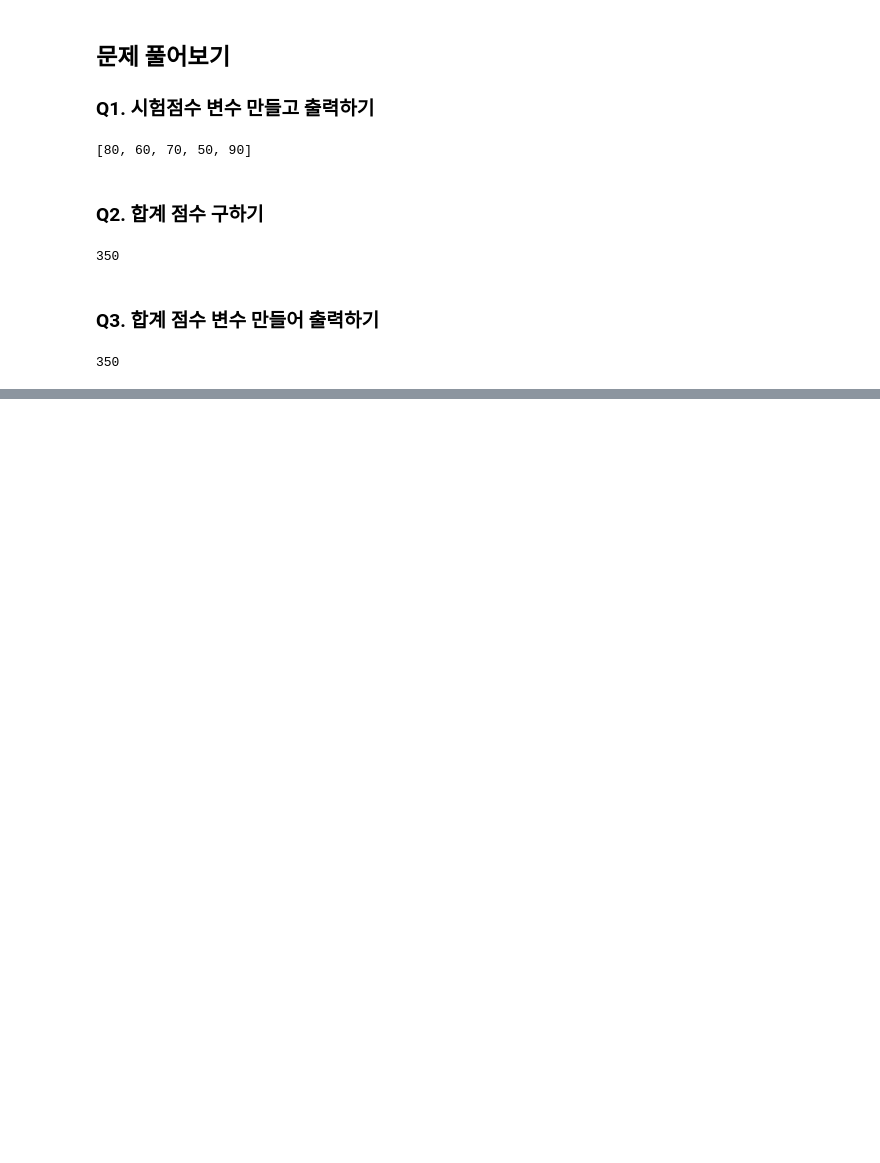
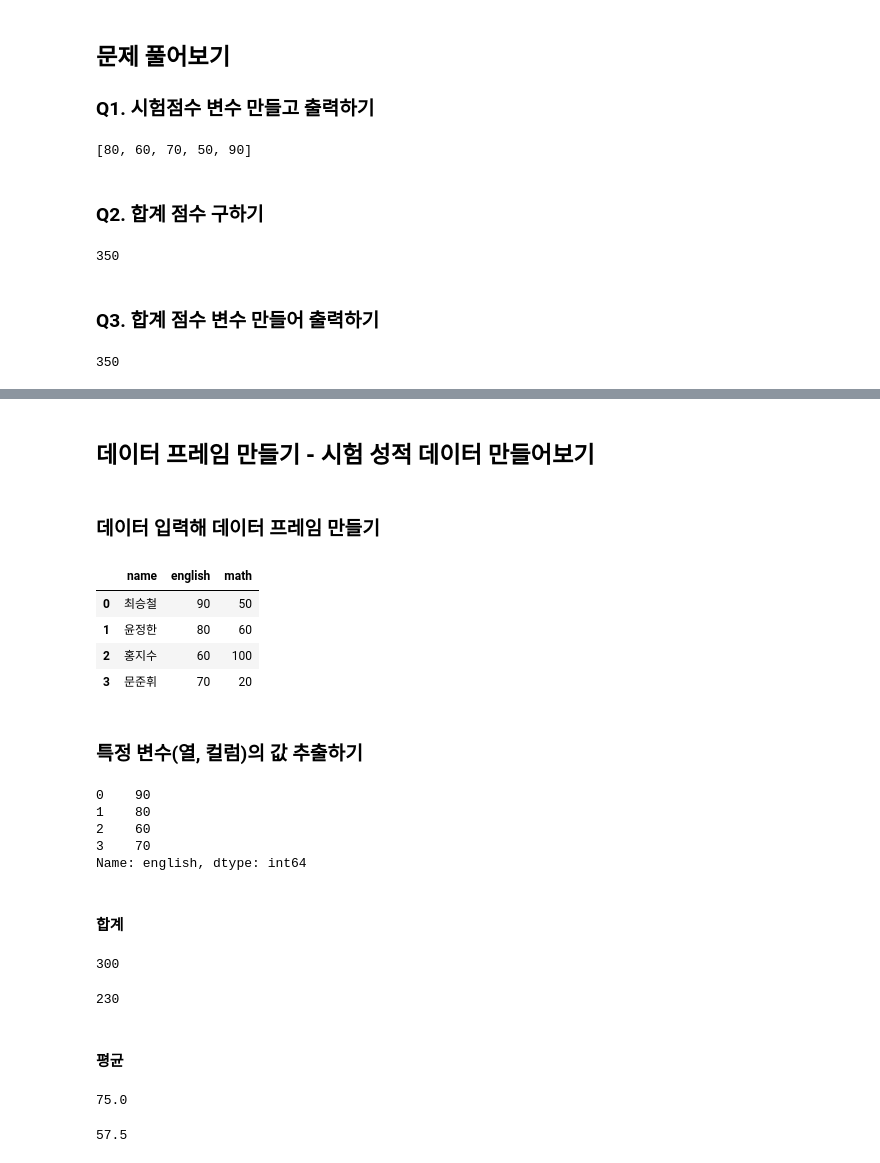
Before and after one commit to 240711AIBigData/AI, a Jupyter notebook: pythonProject/day02_240716.ipynb, the cells around one changed output, grey strips where cells are left out. Drawn from its saved outputs; the diff is of its cells as text; code cells hidden in the pictures; blank space fills up the shorter version.

```diff
--- a/pythonProject/day02_240716.ipynb
+++ b/pythonProject/day02_240716.ipynb
@@ -208,0 +217,4 @@ sumScore
+# %% [markdown]
+## 데이터 프레임 만들기 - 시험 성적 데이터 만들어보기
+# %% [markdown]
+### 데이터 입력해 데이터 프레임 만들기
@@ -208,0 +223,39 @@ sumScore
+# %%
+df = pd.DataFrame({'name':['최승철', '윤정한', '홍지수', '문준휘'], 'english':[90, 80, 60, 70],'math':[50, 60, 100, 20]})
+df
+# %% [output]
+|  | name | english | math |
+| 0 | 최승철 | 90 | 50 |
+| 1 | 윤정한 | 80 | 60 |
+| 2 | 홍지수 | 60 | 100 |
+| 3 | 문준휘 | 70 | 20 |
+# %% [markdown]
+### 특정 변수(열, 컬럼)의 값 추출하기
+# %%
+df['english']
+# %% [output]
+0    90
+1    80
+2    60
+3    70
+Name: english, dtype: int64
+# %% [markdown]
+#### 합계
+# %%
+sum(df['english'])
+# %% [output]
+300
+# %%
+sum(df['math'])
+# %% [output]
+230
+# %% [markdown]
+#### 평균
+# %%
+sum(df['english']) / 4    # 영어 점수의 평균
+# %% [output]
+75.0
+# %%
+sum(df['math']) / 4       # 수학 점수의 평균
+# %% [output]
+57.5
```
Also changed, not shown: parts of 18 cells of this notebook.
